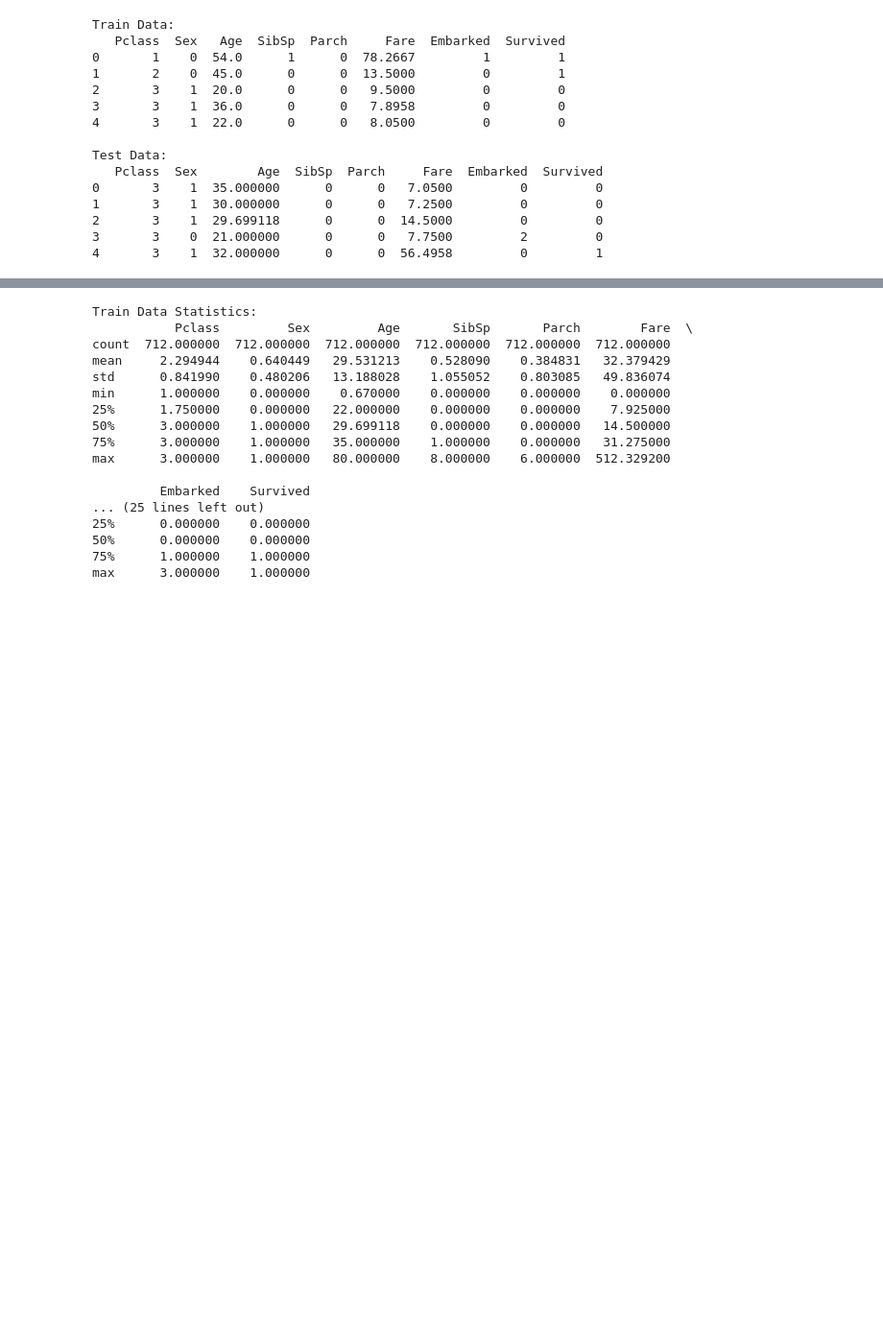
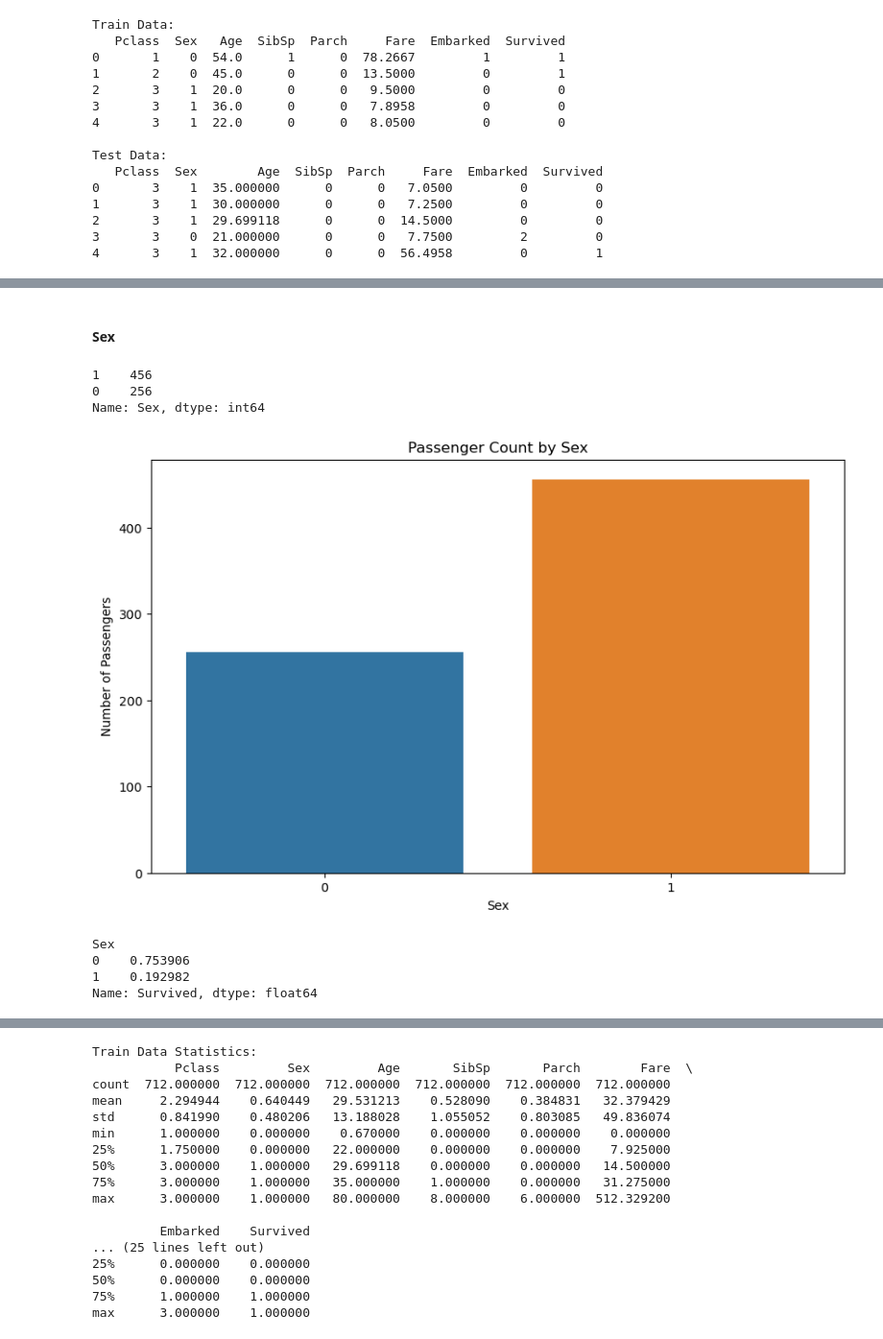
Before and after one commit to Deftera186/Titanic-ML, a Jupyter notebook: Assignment2_supervised_learning_flow.ipynb, the cells around one changed output, grey strips where cells are left out. Shown at 96% size. Drawn from its saved outputs; the diff is of its cells as text; code cells hidden in the pictures; blank space fills up the shorter version.

```diff
--- a/Assignment2_supervised_learning_flow.ipynb
+++ b/Assignment2_supervised_learning_flow.ipynb
@@ -45,0 +102,26 @@ Test Data:
+# %% [markdown]
+#### Sex
+# %%
+Sex_counts = train_data.Sex.value_counts()
+print(Sex_counts)
+# %% [output]
+1    456
+0    256
+Name: Sex, dtype: int64
+# %%
+plt.figure(figsize=(10, 6))
+sns.countplot(x='Sex', data=train_data)
+plt.title('Passenger Count by Sex')
+plt.xlabel('Sex')
+plt.ylabel('Number of Passengers')
+plt.show()
+# %% [output]
+[figure, added]
+# %%
+survival_rates_Sex = train_data.groupby('Sex')['Survived'].mean()
+print(survival_rates_Sex)
+# %% [output]
+Sex
+0    0.753906
+1    0.192982
+Name: Survived, dtype: float64
```
Also changed, not shown: parts of 18 cells of this notebook.
